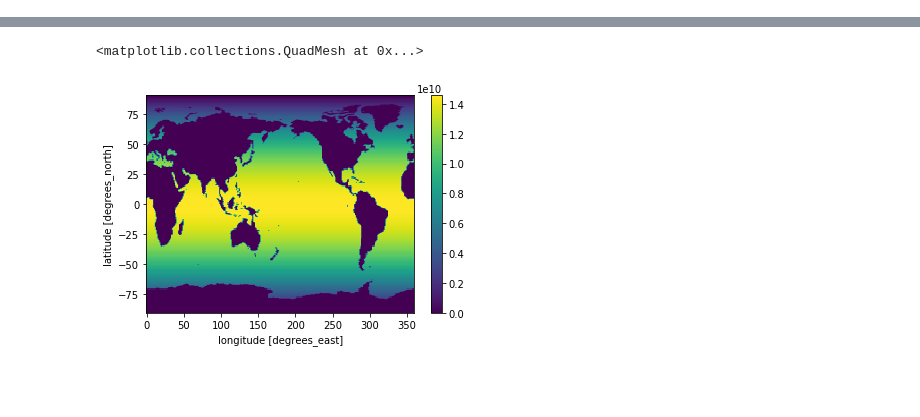
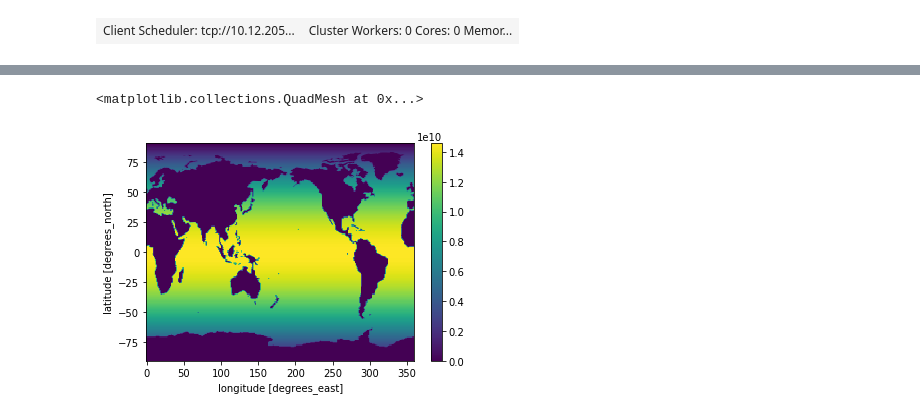
Before and after one commit to matt-long/XTFe, a Jupyter notebook: cesm_run_validate.ipynb, the cells around one changed output, grey strips where cells are left out. Saved outputs shown, nothing was run; the diff lists cells and outputs as text; code cells hidden in the pictures; blank space fills up the shorter version.

```diff
--- a/cesm_run_validate.ipynb
+++ b/cesm_run_validate.ipynb
@@ -16,3 +16,8 @@ import intake_esm
 import matplotlib.pyplot as plt
 
 import util
+# %%
+cluster = ncar_jobqueue.NCARCluster(walltime='12:00:00')
+client = dask.distributed.Client(cluster)
+n_workers = 9 * 12
+cluster.scale(n_workers)
@@ -19,3 +33,7 @@ import util
+# %%
+client
+# %% [output]
+| Client Scheduler: tcp://10.12.205... | Cluster Workers: 0 Cores: 0 Memor... |
 # %%
 molw_Fe = 55.845
 
```
Also changed, not shown: parts of 10 cells of this notebook, 3 other files.
